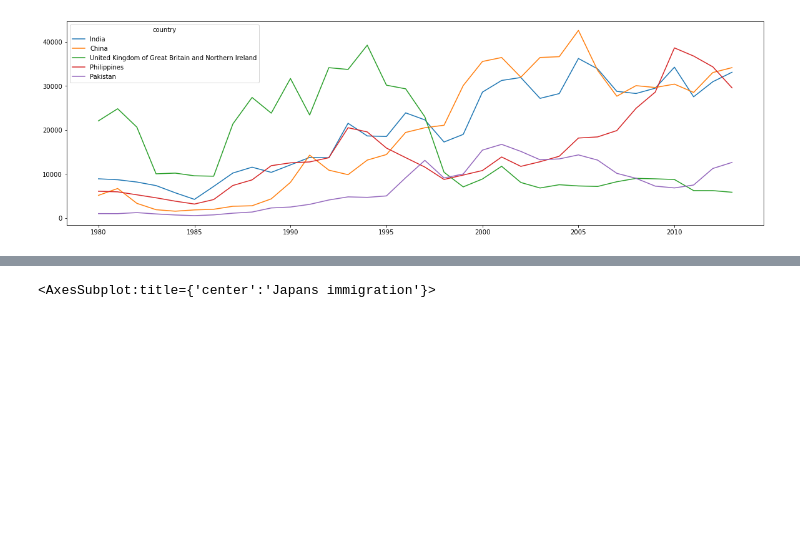
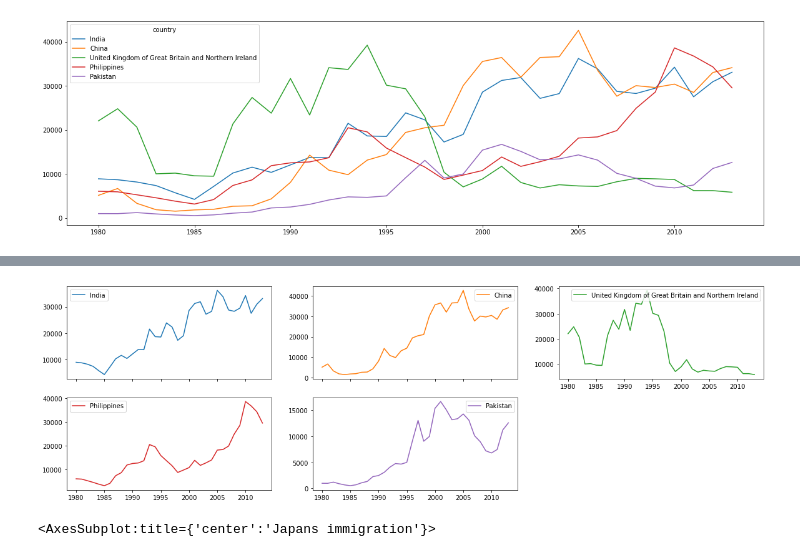
Before and after one commit to Amritendra/Python-data-science, a Jupyter notebook: Data_science/canada_analysis.ipynb, the cells around one changed output, grey strips where cells are left out. Cells and saved outputs as stored; diff of their text form; code cells hidden in the pictures; blank space fills up the shorter version.

```diff
--- a/Data_science/canada_analysis.ipynb
+++ b/Data_science/canada_analysis.ipynb
@@ -428,3 +433,8 @@ df.head()[years].T.plot(figsize=(20,6),)
+# %%
+df.head()[years].T.plot(figsize=(20,6),subplots=True,layout=(2,3))
+plt.show()
+# %% [output]
+[figure, added]
 # %%
 df.loc['Japan',years].plot(figsize=(20,6),title='Japans immigration',style='rx-')
 # %% [output]
```
Also changed, not shown: parts of 1 cell of this notebook, 6 other files.
